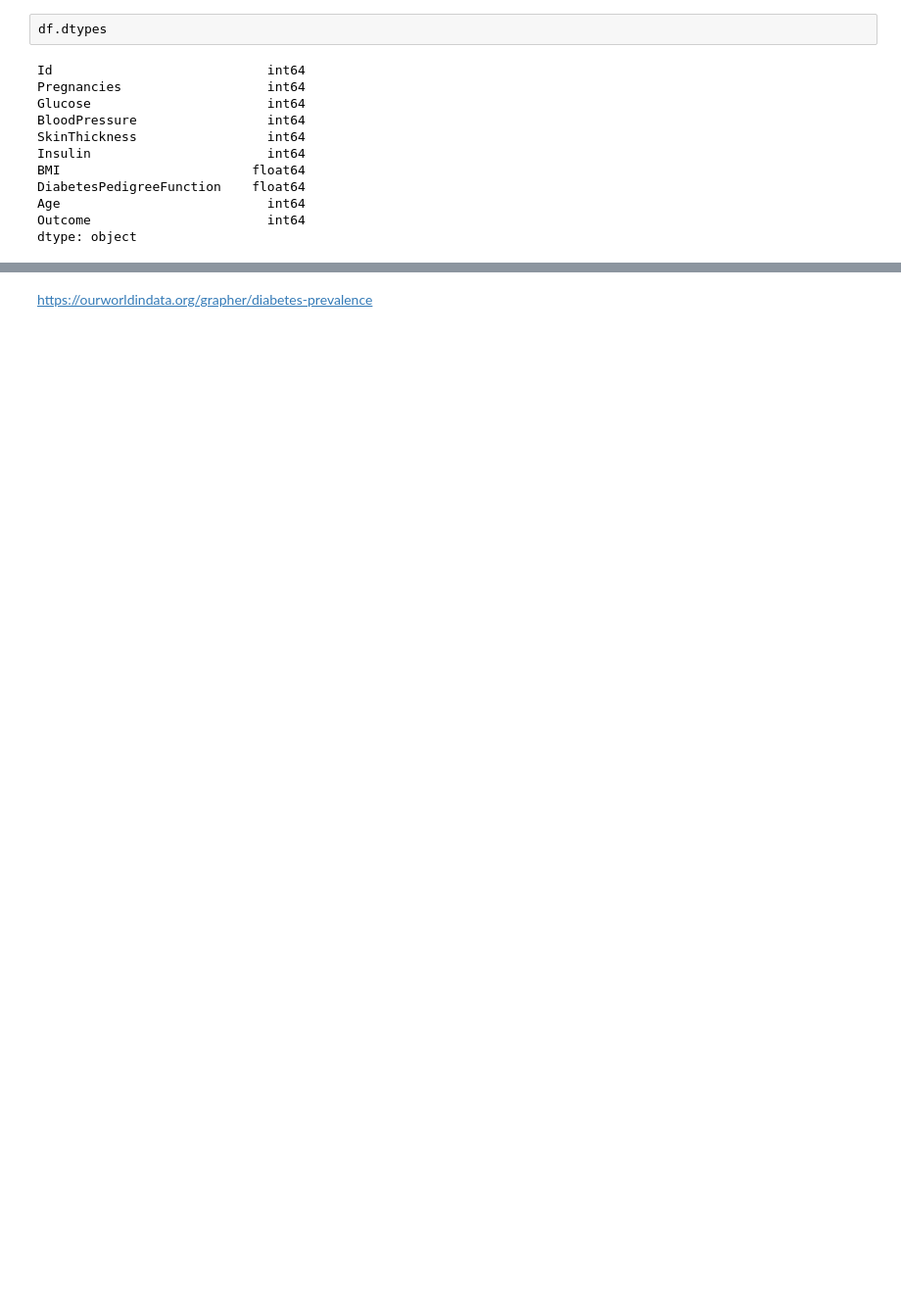
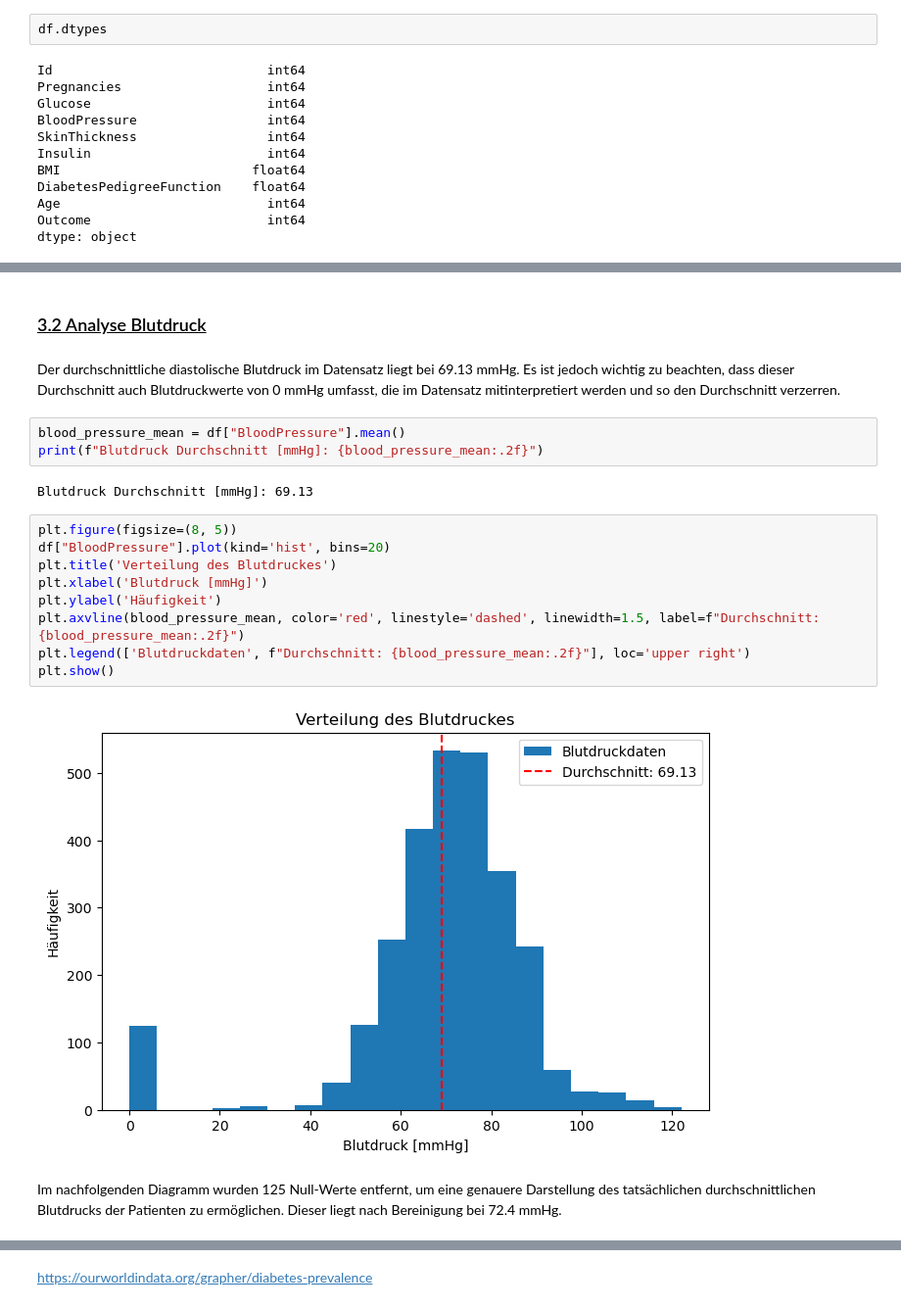
Before and after one commit to febenfasil/BMLD_LNW2, a Jupyter notebook: diabetes.ipynb, the cells around one changed output, grey strips where cells are left out. Shown at 98% size. Cells and saved outputs as stored; diff of their text form; blank space fills up the shorter version.

```diff
--- a/diabetes.ipynb
+++ b/diabetes.ipynb
@@ -302,0 +123,22 @@ plt.show()
+# %% [markdown]
+### <u>3.2 Analyse Blutdruck</u>
+# %% [markdown]
+Der durchschnittliche diastolische Blutdruck im Datensatz liegt bei 69.13 mmHg. Es ist jedoch wichtig zu beachten, dass dieser Durchschnitt auch Blutdruckwerte von 0 mmHg umfasst, die im Datensatz mitinterpretiert werden und so den Durchschnitt verzerren.
+# %%
+blood_pressure_mean = df["BloodPressure"].mean()
+print(f"Blutdruck Durchschnitt [mmHg]: {blood_pressure_mean:.2f}")
+# %% [output]
+Blutdruck Durchschnitt [mmHg]: 69.13
+# %%
+plt.figure(figsize=(8, 5))
+df["BloodPressure"].plot(kind='hist', bins=20)
+plt.title('Verteilung des Blutdruckes')
+plt.xlabel('Blutdruck [mmHg]')
+plt.ylabel('Häufigkeit')
+plt.axvline(blood_pressure_mean, color='red', linestyle='dashed', linewidth=1.5, label=f"Durchschnitt: {blood_pressure_mean:.2f}")
+plt.legend(['Blutdruckdaten', f"Durchschnitt: {blood_pressure_mean:.2f}"], loc='upper right')
+plt.show()
+# %% [output]
+[figure, added]
+# %% [markdown]
+Im nachfolgenden Diagramm wurden 125 Null-Werte entfernt, um eine genauere Darstellung des tatsächlichen durchschnittlichen Blutdrucks der Patienten zu ermöglichen. Dieser liegt nach Bereinigung bei 72.4 mmHg.
```
Also changed, not shown: parts of 100 cells of this notebook, 1 other file.
